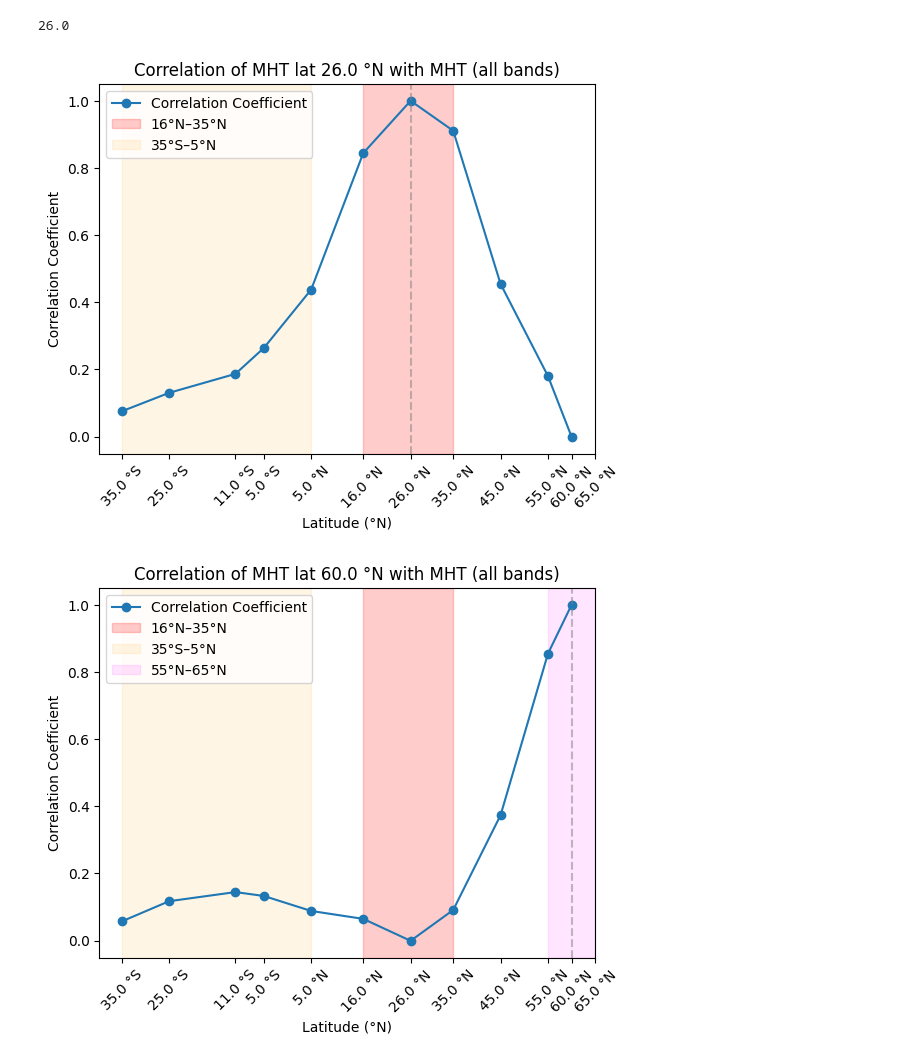
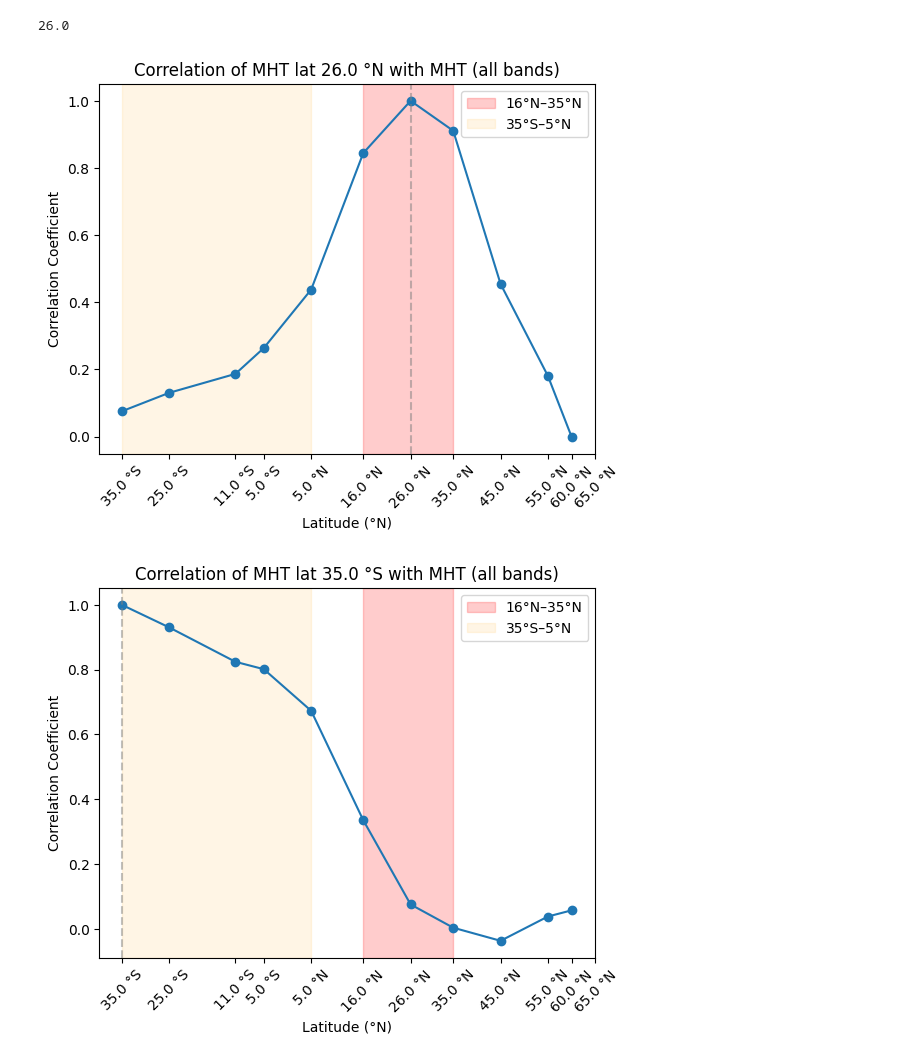
Before and after one commit to lea-dietz/masterthesis, a Jupyter notebook: coding/calafat_data.ipynb, the cells around one changed output. Cells and saved outputs as stored; diff of their text form; code cells hidden in the pictures.

```diff
--- a/coding/calafat_data.ipynb
+++ b/coding/calafat_data.ipynb
@@ -322,7 +328,7 @@ def zero_lag_corr(ts1, ts2, dimension="TIME", plot=False, savefig=False, polar_b
     corr = xr.corr(ts1, ts2,  dim=dimension)
     if plot:
         fig, ax = plt.subplots()
-        ax.plot(lats, corr, marker='o', label="Correlation Coefficient")
+        ax.plot(lats, corr, marker='o')
 
         ax.set_xticks(lats)
         ax.set_xticklabels(lat_labels, rotation=45)
@@ -385,15 +391,15 @@ def zero_lag_corr(ts1, ts2, dimension="TIME", plot=False, savefig=False, polar_b
 
 _ = zero_lag_corr(mht_26, mht, plot=True, savefig=True)
 # %% [output]
-[figure, old version]
+[figure, new version]
 # %%
 # mht_25S = MHT_selection(ds, one_band_sel=True, lat=-25)["MHT_lat"]
 # corr_25S_all = zero_lag_corr(mht_25S, mht, plot=True, savefig=True)
 
-# mht_35S = MHT_selection(ds, one_band_sel=True, lat=-35)["MHT_lat"]
-# corr_35S_all = zero_lag_corr(mht_35S, mht, plot=True, savefig=True)
+mht_35S = MHT_selection(ds, one_band_sel=True, lat=-35)["MHT_lat"]
+corr_35S_all = zero_lag_corr(mht_35S, mht, plot=True, savefig=True)
 
-mht_60 = MHT_selection(ds, one_band_sel=True, lat=60)["MHT_lat"]
-corr_60_all = zero_lag_corr(mht_60, mht, plot=True, savefig=False, polar_band=True)
+# mht_60 = MHT_selection(ds, one_band_sel=True, lat=60)["MHT_lat"]
+# corr_60_all = zero_lag_corr(mht_60, mht, plot=True, savefig=False, polar_band=True)
 # %% [output]
-[figure, old version]
+[figure, new version]
```
Also changed, not shown: parts of 3 cells of this notebook, 5 other files.
